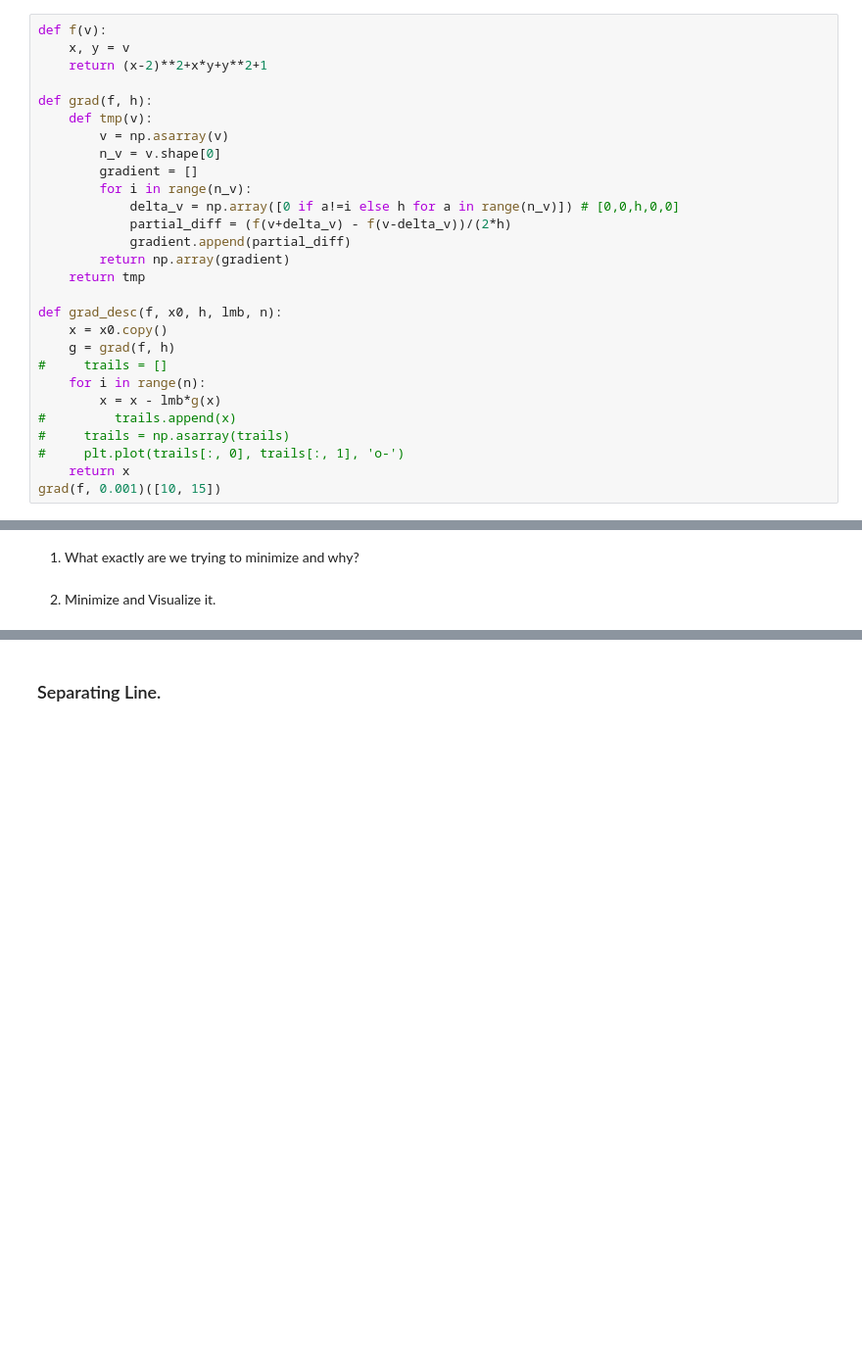
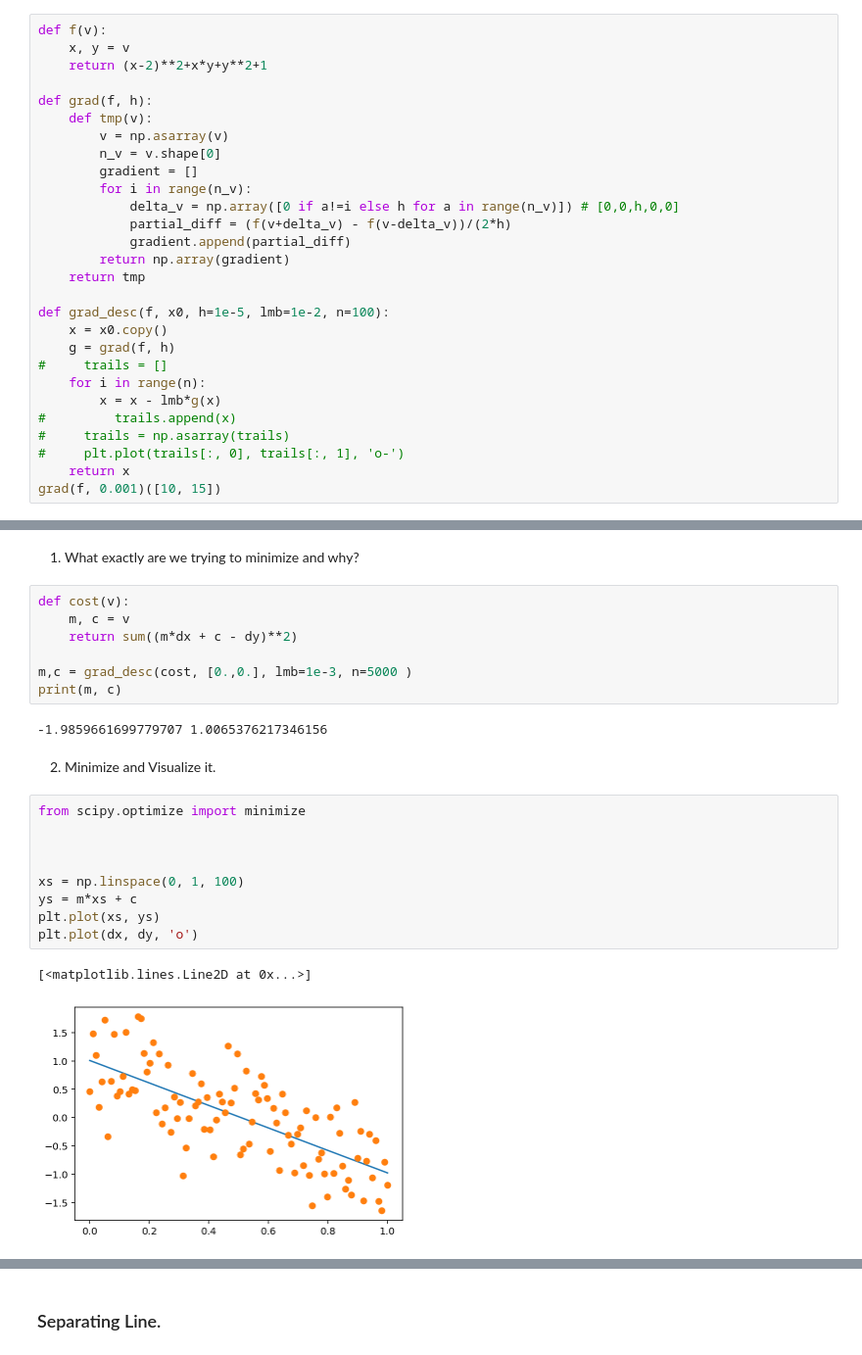
Before and after one commit to MUIC-Numerical-Methods-2018/Exercise-5, a Jupyter notebook: 05 Gradient Descent.ipynb, the cells around one changed output, grey strips where cells are left out. Shown: that part at 98% size. Drawn from its saved outputs; the diff is of its cells as text; blank space fills up the shorter version.

```diff
--- a/05 Gradient Descent.ipynb
+++ b/05 Gradient Descent.ipynb
@@ -143,7 +143,7 @@ def grad(f, h):
         return np.array(gradient)
     return tmp
 
-def grad_desc(f, x0, h, lmb, n):
+def grad_desc(f, x0, h=1e-5, lmb=1e-2, n=100):
     x = x0.copy()
     g = grad(f, h)
 #     trails = []
@@ -215,4 +215,25 @@ plt.plot(dx,dy,'.r')
 # %% [markdown]
 1) What exactly are we trying to minimize and why?
+# %%
+def cost(v):
+    m, c = v
+    return sum((m*dx + c - dy)**2)
+
+m,c = grad_desc(cost, [0.,0.], lmb=1e-3, n=5000 )
+print(m, c)
+# %% [output]
+-1.9859661699779707 1.0065376217346156
 # %% [markdown]
 2) Minimize and Visualize it.
+# %%
+from scipy.optimize import minimize
+
+
+
+xs = np.linspace(0, 1, 100)
+ys = m*xs + c
+plt.plot(xs, ys)
+plt.plot(dx, dy, 'o')
+# %% [output]
+[<matplotlib.lines.Line2D at 0x...>]
+[figure, added]
```
Also changed, not shown: parts of 4 cells of this notebook.
